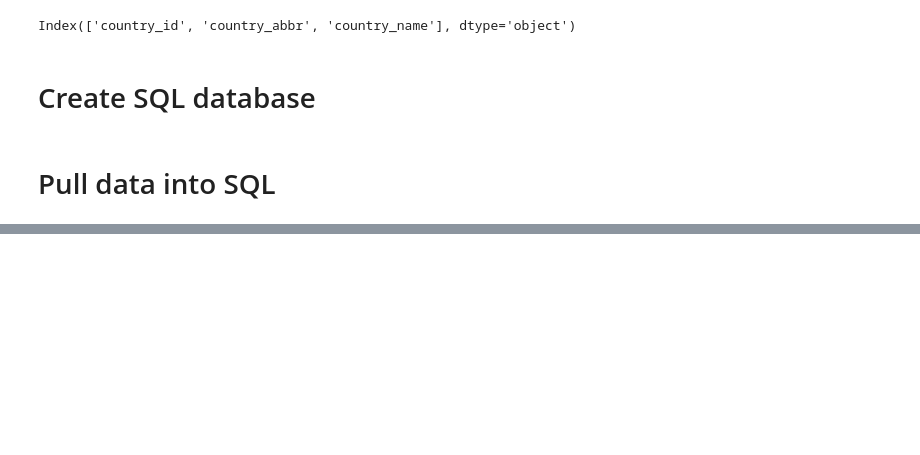
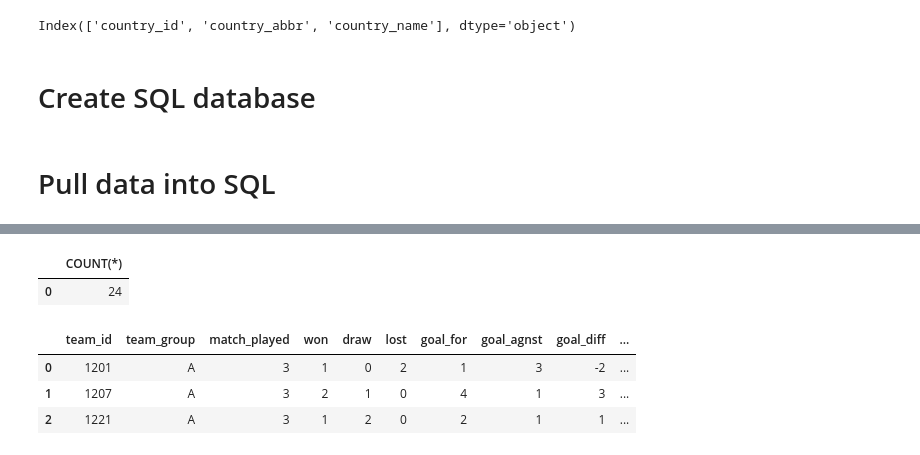
Before and after one commit to darigak/exercise, a Jupyter notebook: sql_2.ipynb, the cells around one changed output, grey strips where cells are left out. Cells and saved outputs as stored; diff of their text form; code cells hidden in the pictures; blank space fills up the shorter version.

```diff
--- a/sql_2.ipynb
+++ b/sql_2.ipynb
@@ -89,0 +140,25 @@ conn.commit()
+# %%
+cur.execute("""
+            SELECT COUNT(*)
+            FROM soccer_team
+            """)
+test_data = pd.DataFrame(cur.fetchall())
+test_data.columns = [x[0] for x in cur.description]
+test_data
+# %% [output]
+|  | COUNT(*) |
+| 0 | 24 |
+# %%
+cur.execute("""
+            SELECT *
+            FROM soccer_team
+            WHERE team_group = 'A'  AND (won > 0 OR draw > 1)
+            """)
+test_data = pd.DataFrame(cur.fetchall())
+test_data.columns = [x[0] for x in cur.description]
+test_data
+# %% [output]
+|  | team_id | team_group | match_played | won | draw | lost | goal_for | goal_agnst | goal_diff | ... |
+| 0 | 1201 | A | 3 | 1 | 0 | 2 | 1 | 3 | -2 | ... |
+| 1 | 1207 | A | 3 | 2 | 1 | 0 | 4 | 1 | 3 | ... |
+| 2 | 1221 | A | 3 | 1 | 2 | 0 | 2 | 1 | 1 | ... |
```
Also changed, not shown: parts of 8 cells of this notebook.
